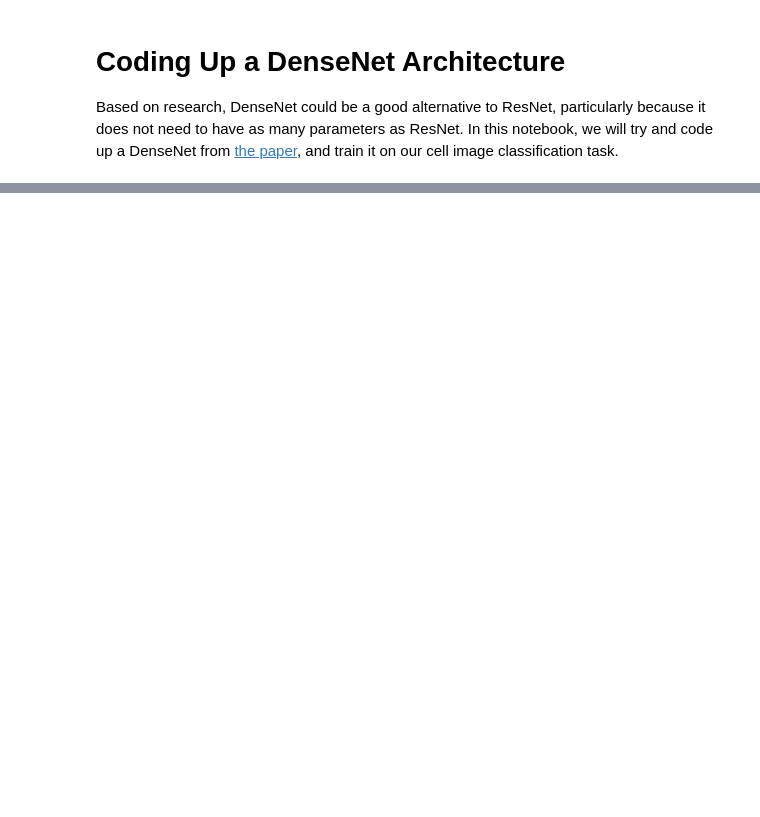
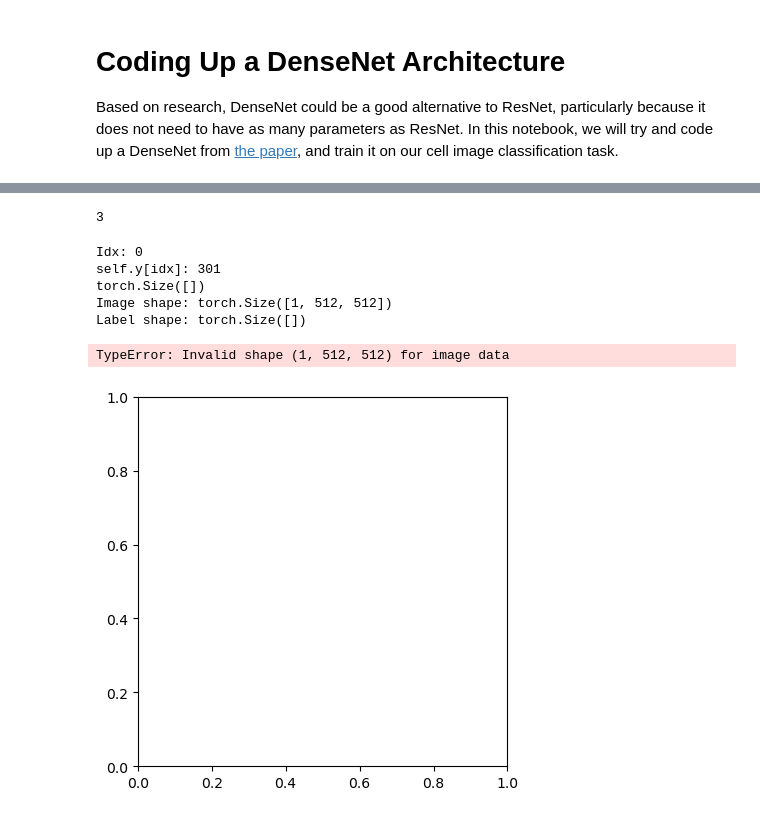
Before and after one commit to dylanskinner65/CellularImageClassification, a Jupyter notebook: densenet.ipynb, the cells around one changed output, grey strips where cells are left out. Cells and saved outputs as stored; diff of their text form; code cells hidden in the pictures; blank space fills up the shorter version.

```diff
--- a/densenet.ipynb
+++ b/densenet.ipynb
@@ -26,6 +26,84 @@ We see that the model architecture is as follows:
 <img src="./images/DenseNet-Architecture.png" alt="DenseNet architecture from the paper">
 
 We now strive to build that architecture.
+# %%
+d = pd.DataFrame({'a': np.arange(15), 'b': np.zeros(15)})
+d.a.values[3]
+# %% [output]
+3
+# %%
+class ImageDataset(Dataset):
+    def __init__(self, train=True, transform=None):
+        postfix = 'train' if train else 'test'
+        self.folder_path = f'data/{postfix}'
+        self.df = pd.read_csv(f'data/train_with_target_id.csv') if train else pd.read_csv(f'data/{postfix}.csv')
+        self.train = train
+        if self.train:
+            self.y = self.df['target_id'].values
+        self.transform = transform
+        self.file_list = self._get_file_list()
+
+    def __len__(self):
+        return len(self.file_list)
+
+    def __getitem__(self, idx):
+        img_name = self.file_list[idx]
+        img_path = os.path.join(self.folder_path, img_name)
+        image = Image.open(img_path)
+        if self.transform:
+            image = self.transform(image)
+
+        if self.train:
+            print(f'Idx: {idx}')
+            print(f'self.y[idx]: {self.y[idx]}')
+            label = torch.tensor(self.y[idx])
+            print(label.shape)
+            return image, label
+
+        return image
+
+    def _get_file_list(self):
+        try:
+            files = [file for file in os.listdir(self.folder_path) if file.endswith('.png')]
+            return files
+        except FileNotFoundError:
+            print(f"The folder '{self.folder_path}' does not exist.")
+            return []
+
+    def _extract_label(self, filename):
+        # Implement logic to extract label from filename or path
+        # For example, if filenames are in the format "class_label_image.png"
+        file_name = filename.split('_')
+        label = file_name[0] + '_' + file_name[1] + '_' + file_name[2]
+        # selected_row = self.df.loc[self.df['experiment'] == label]
+        # return selected_row['sirna'].values[0]
+        return label
+
+# Example usage:
+# Assuming you have a 'train' folder with PNG files in it
+custom_dataset = ImageDataset(transform=transforms.ToTensor())
+
+# Accessing dataset elements
+for i in range(len(custom_dataset)):
+    sample = custom_dataset[i]
+    # print(f"Image: {sample[0]}, Label: {sample[1]}")
+    print(f'Image shape: {sample[0].shape}')
+    print(f'Label shape: {sample[1].shape}')
+
+    # Plotting the image
+    plt.imshow(sample[0])
+    plt.show()
+    break
+
+custom_dataset
+# %% [output]
+Idx: 0
+self.y[idx]: 301
+torch.Size([])
+Image shape: torch.Size([1, 512, 512])
+Label shape: torch.Size([])
+TypeError: Invalid shape (1, 512, 512) for image data
+[figure, added]
 # %%
 import torch
 import torch.nn as nn
```
Also changed, not shown: parts of 7 cells of this notebook.
